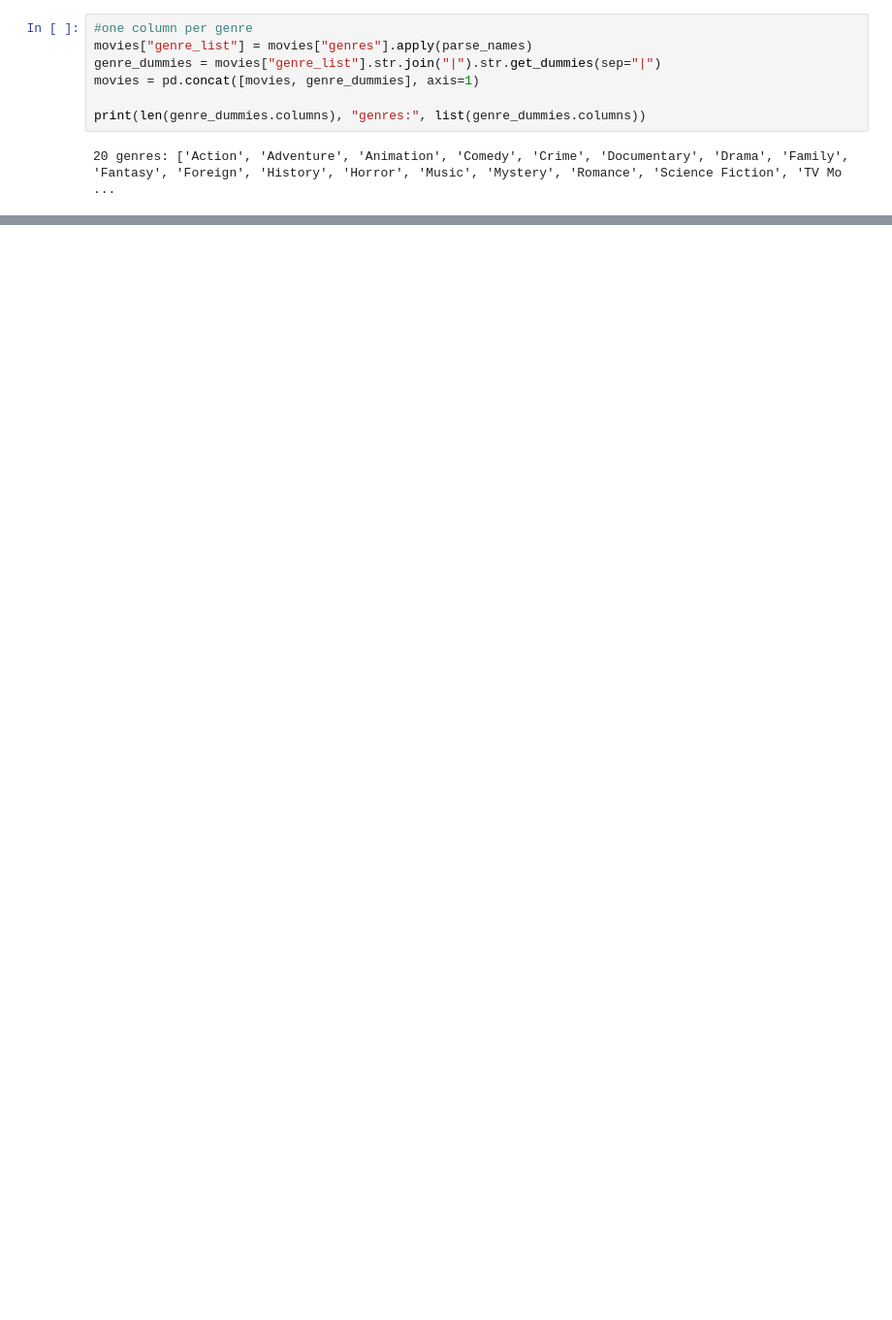
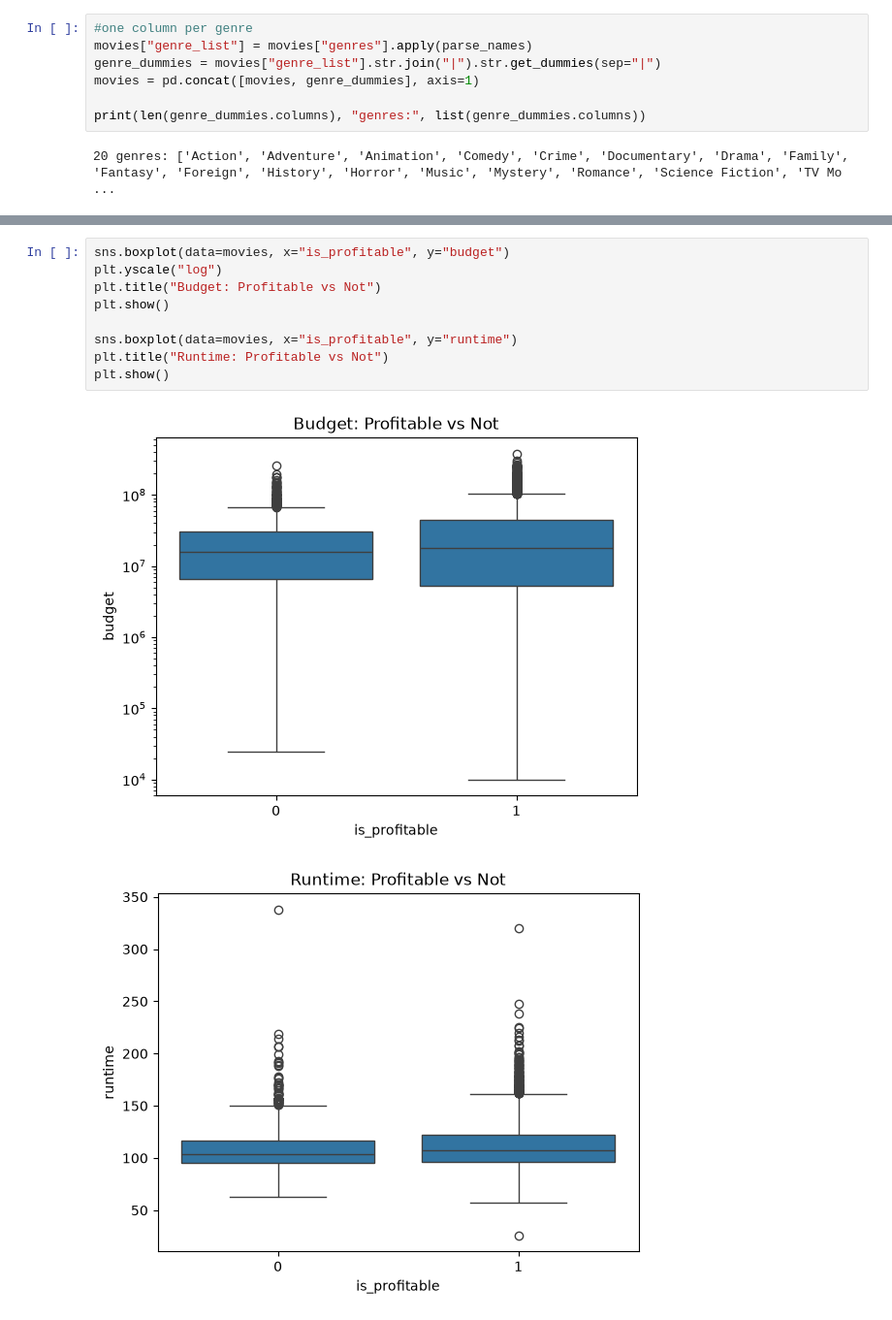
Before and after one commit to nibhatt-png/movieDataAnalysisGraphite, a Jupyter notebook: EDAandCleaning.ipynb, the cells around one changed output, grey strips where cells are left out. Shown at 97% size. Cells and saved outputs as stored; diff of their text form; blank space fills up the shorter version.

Commit message:
more data analysis

```diff
--- a/EDAandCleaning.ipynb
+++ b/EDAandCleaning.ipynb
@@ -177,0 +195,12 @@ Name: proportion, dtype: float64
+# %%
+sns.boxplot(data=movies, x="is_profitable", y="budget")
+plt.yscale("log")
+plt.title("Budget: Profitable vs Not")
+plt.show()
+
+sns.boxplot(data=movies, x="is_profitable", y="runtime")
+plt.title("Runtime: Profitable vs Not")
+plt.show()
+# %% [output]
+[figure, added]
+[figure, added]
```
Also changed, not shown: parts of 34 cells of this notebook, 3 other files.
